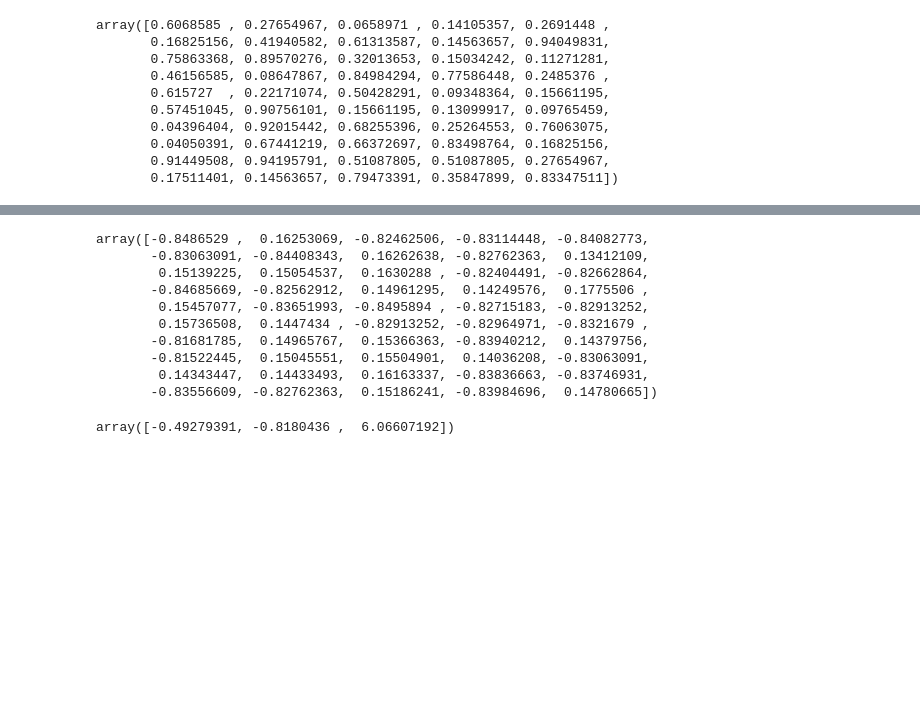
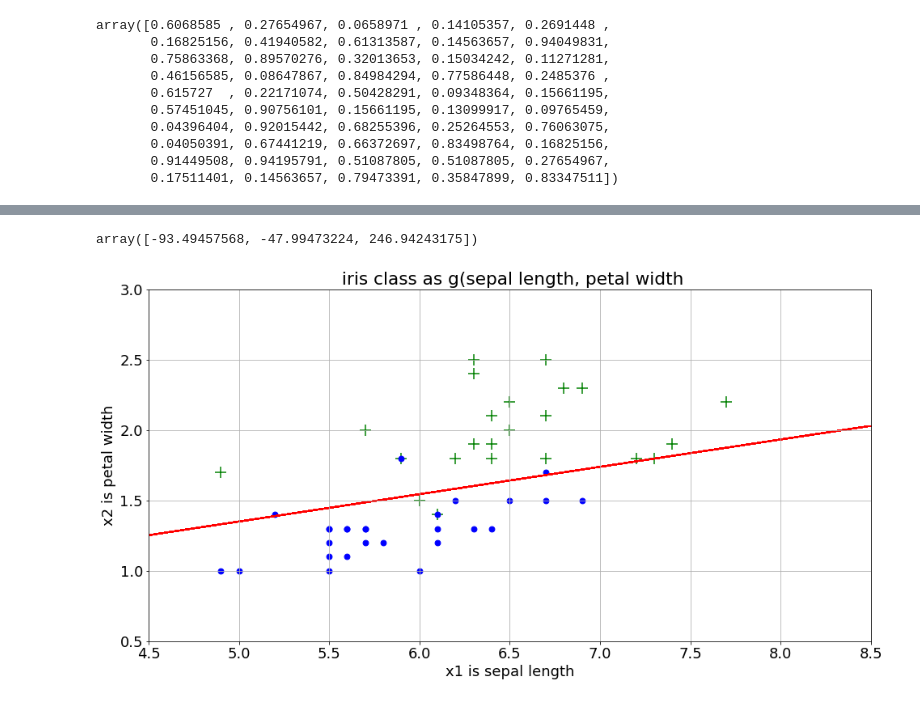
Before and after one commit to tamdoancong/5215-MachineLearning-Doan, a Jupyter notebook: TamDoanW7LogisticRegressionEdit.ipynb, the cells around one changed output, grey strips where cells are left out. Saved outputs shown, nothing was run; the diff lists cells and outputs as text; code cells hidden in the pictures; blank space fills up the shorter version.

```diff
--- a/TamDoanW7LogisticRegressionEdit.ipynb
+++ b/TamDoanW7LogisticRegressionEdit.ipynb
@@ -116,5 +108,5 @@ def Fx2(x1):
 # %%
-x1=sl_pw_c_d['sepal length']
+x1=sl_pw_c_d['sepal length'].to_numpy()
 # %%
 Fx2(x1)
 # %% [output]
@@ -134,16 +124,17 @@ Name: sepal length, Length: 50, dtype: float64
 class1 = sl_pw_c_d[sl_pw_c_d['iris class'] == 1 ]
 class0 = sl_pw_c_d[sl_pw_c_d['iris class'] == 0 ]
 # %%
-fig, (g) = plt.subplots(1, figsize=(16, 8))
-plt.scatter(class1['sepal length'], class1['petal width'], marker= "+", c= "green",s=188 )
-plt.scatter(class0['sepal length'], class0['petal width'], marker= ".", c= "blue",s=188 )
+def draw():
+  fig, (g) = plt.subplots(1, figsize=(16, 8))
+  plt.scatter(class1['sepal length'], class1['petal width'], marker= "+", c= "green",s=188 )
+  plt.scatter(class0['sepal length'], class0['petal width'], marker= ".", c= "blue",s=188 )
 
-g.set_xlim(4.5,8.5)
-g.set_ylim(.5,3)
-g.grid(True)
-x1 = np.linspace(4.5, 8.5, 1000)
-plt.plot(x1, Fx2(x1),color='red', marker="_");
-plt.xlabel("x1 is sepal length")
-plt.ylabel("x2 is petal width")
-plt.title(" iris class as g(sepal length, petal width")
-plt.show()
+  g.set_xlim(4.5,8.5)
+  g.set_ylim(.5,3)
+  g.grid(True)
+  x1 = np.linspace(-4.5, 8.5, 10000)
+  plt.scatter(x1, Fx2(x1),color='red', marker="_");
+  plt.xlabel("x1 is sepal length")
+  plt.ylabel("x2 is petal width")
+  plt.title(" iris class as g(sepal length, petal width")
+  plt.show()
@@ -195,14 +211,0 @@ array([0.8486529 , 0.83746931, 0.82462506, 0.83114448, 0.84082773,
-# %%
-error=y-py1
-error
-# %% [output]
-array([-0.8486529 ,  0.16253069, -0.82462506, -0.83114448, -0.84082773,
-       -0.83063091, -0.84408343,  0.16262638, -0.82762363,  0.13412109,
-        0.15139225,  0.15054537,  0.1630288 , -0.82404491, -0.82662864,
-       -0.84685669, -0.82562912,  0.14961295,  0.14249576,  0.1775506 ,
-        0.15457077, -0.83651993, -0.8495894 , -0.82715183, -0.82913252,
-        0.15736508,  0.1447434 , -0.82913252, -0.82964971, -0.8321679 ,
-       -0.81681785,  0.14965767,  0.15366363, -0.83940212,  0.14379756,
-       -0.81522445,  0.15045551,  0.15504901,  0.14036208, -0.83063091,
-        0.14343447,  0.14433493,  0.16163337, -0.83836663, -0.83746931,
-       -0.83556609, -0.82762363,  0.15186241, -0.83984696,  0.14780665])
@@ -229,4 +212,9 @@ X=X
-# %%
-Logistic_update_w(X,w,y,.01,100,.0001)
-# %% [output]
-array([-0.49279391, -0.8180436 ,  6.06607192])
+# %%
+w=Logistic_update_w(X1,w,y1,.2,100,.00001)
+w
+# %% [output]
+array([-93.49457568, -47.99473224, 246.94243175])
+# %%
+draw()
+# %% [output]
+[figure, added]
```
Also changed, not shown: parts of 18 cells of this notebook.
